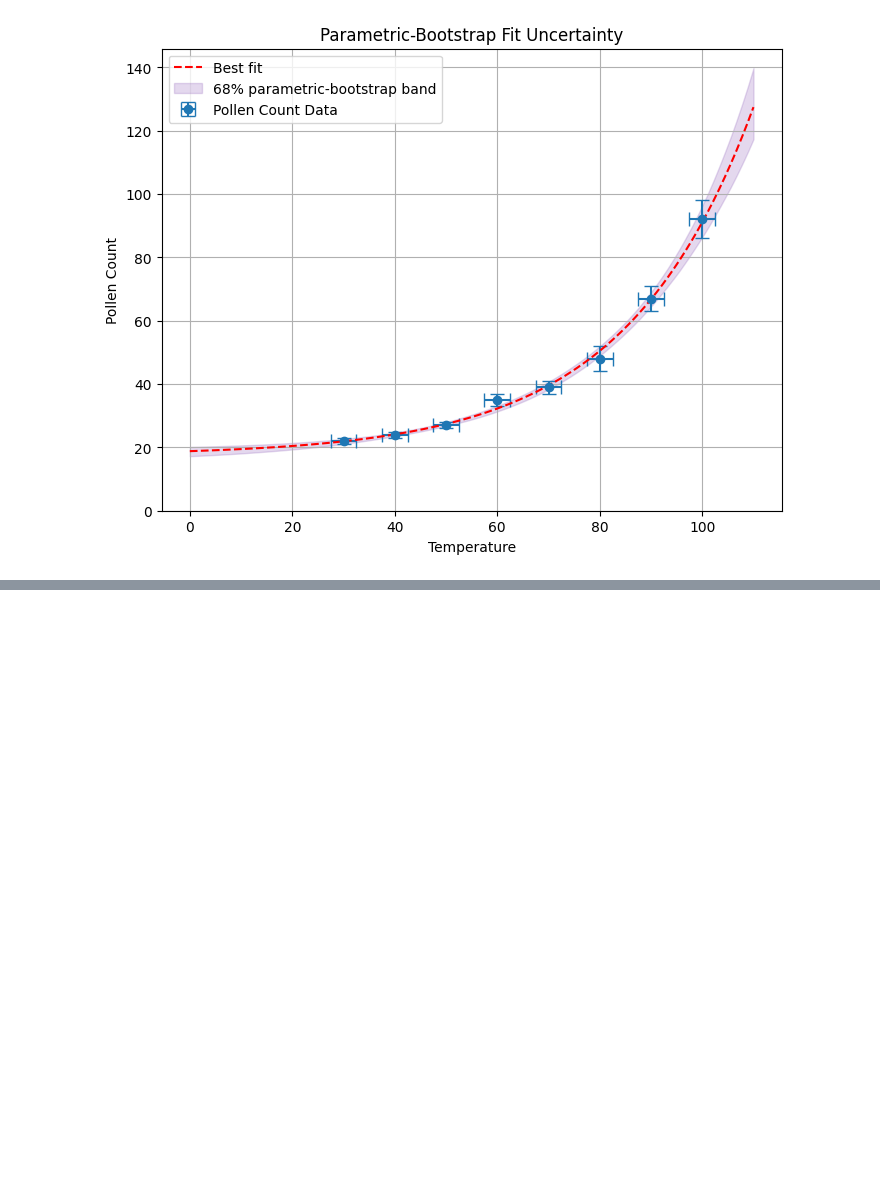
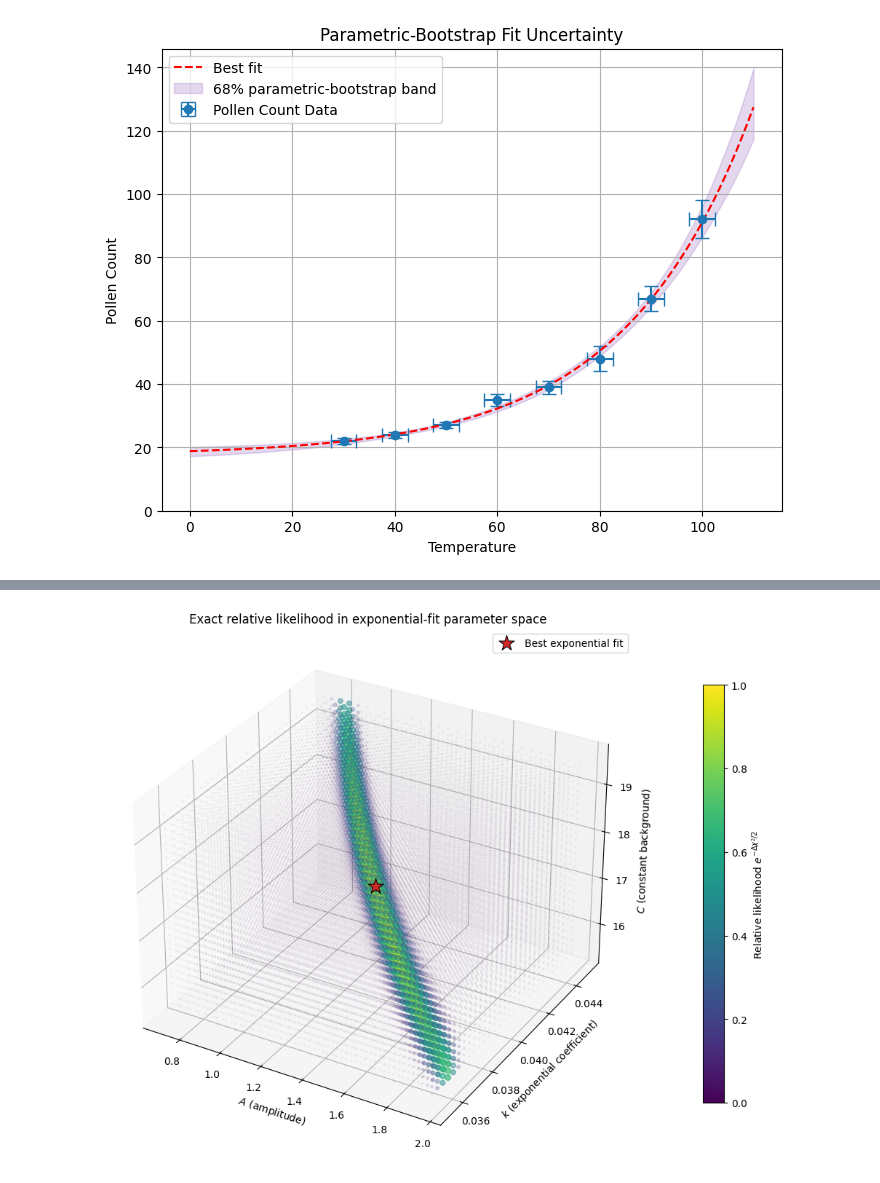
Before and after one commit to brash99/phys441, a Jupyter notebook: JupyterNotebooks/Week2/basic_data_plotting_exp.ipynb, the cells around one changed output, grey strips where cells are left out. Saved outputs shown, nothing was run; the diff lists cells and outputs as text; code cells hidden in the pictures; blank space fills up the shorter version.

```diff
--- a/JupyterNotebooks/Week2/basic_data_plotting_exp.ipynb
+++ b/JupyterNotebooks/Week2/basic_data_plotting_exp.ipynb
@@ -245,0 +264,98 @@ Successful bootstrap fits: 2000 / 2000
+# %%
+# Step 6: Map the exact exponential-model likelihood in (A, k, C) space.
+x_data_likelihood = np.asarray(xi)
+y_data_likelihood = np.asarray(yi)
+y_uncertainty_likelihood = np.asarray(dyi)
+
+# Perform an explicit exponential fit so this section remains valid even
+# if fitchoice was changed to the quadratic model above.
+exponential_best_parameters, exponential_covariance = curve_fit(
+    expfunction, x_data_likelihood, y_data_likelihood,
+    p0=[1.0, 0.01, 10.0], sigma=y_uncertainty_likelihood,
+    absolute_sigma=True, maxfev=10000
+)
+exponential_parameter_errors = np.sqrt(np.diag(exponential_covariance))
+amplitude, exponential_coefficient, background = exponential_best_parameters
+d_amplitude, d_exponential_coefficient, d_background = exponential_parameter_errors
+
+number_of_likelihood_grid_points = 29
+amplitude_values = np.linspace(
+    amplitude-d_amplitude, amplitude+d_amplitude,
+    number_of_likelihood_grid_points
+)
+coefficient_values = np.linspace(
+    exponential_coefficient-d_exponential_coefficient,
+    exponential_coefficient+d_exponential_coefficient,
+    number_of_likelihood_grid_points
+)
+background_values = np.linspace(
+    background-d_background, background+d_background,
+    number_of_likelihood_grid_points
+)
+amplitude_grid, coefficient_grid, background_grid = np.meshgrid(
+    amplitude_values, coefficient_values, background_values, indexing='ij'
+)
+
+exponential_grid_predictions = (
+    amplitude_grid[..., None]
+    * np.exp(coefficient_grid[..., None]*x_data_likelihood)
+    + background_grid[..., None]
+)
+exponential_chi2_grid = np.sum(
+    ((y_data_likelihood-exponential_grid_predictions)
+     / y_uncertainty_likelihood)**2, axis=-1
+)
+exponential_chi2_min = np.sum(
+    ((y_data_likelihood
+      - expfunction(x_data_likelihood, *exponential_best_parameters))
+     / y_uncertainty_likelihood)**2
+)
+exponential_delta_chi2 = np.maximum(
+    exponential_chi2_grid-exponential_chi2_min, 0.0
+)
+exponential_relative_likelihood = np.exp(-0.5*exponential_delta_chi2)
+
+flat_exponential_likelihood = exponential_relative_likelihood.ravel()
+exponential_point_colors = plt.colormaps['viridis'](
+    flat_exponential_likelihood
+)
+exponential_point_colors[:, 3] = 0.03+0.97*flat_exponential_likelihood
+exponential_point_sizes = 2.0+45.0*flat_exponential_likelihood
+
+fig_exponential_space = plt.figure(figsize=(10, 8))
+ax_exponential_space = fig_exponential_space.add_subplot(
+    111, projection='3d', computed_zorder=False
+)
+ax_exponential_space.scatter(
+    amplitude_grid.ravel(), coefficient_grid.ravel(), background_grid.ravel(),
+    c=exponential_point_colors, s=exponential_point_sizes,
+    depthshade=False, zorder=1
+)
+ax_exponential_space.scatter(
+    amplitude, exponential_coefficient, background, marker='*', s=250,
+    color='tab:red', edgecolor='black', linewidth=0.8,
+    label='Best exponential fit', zorder=10
+)
+
+exponential_color_scale = plt.cm.ScalarMappable(
+    norm=plt.Normalize(0.0, 1.0), cmap='viridis'
+)
+exponential_color_scale.set_array([])
+exponential_colorbar = fig_exponential_space.colorbar(
+    exponential_color_scale, ax=ax_exponential_space,
+    pad=0.10, shrink=0.75
+)
+exponential_colorbar.set_label(
+    r'Relative likelihood $e^{-\Delta\chi^2/2}$'
+)
+
+ax_exponential_space.set_xlabel(r'$A$ (amplitude)')
+ax_exponential_space.set_ylabel(r'$k$ (exponential coefficient)')
+ax_exponential_space.set_zlabel(r'$C$ (constant background)')
+ax_exponential_space.set_title(
+    'Exact relative likelihood in exponential-fit parameter space'
+)
+ax_exponential_space.legend()
+fig_exponential_space.tight_layout()
+# %% [output]
+[figure, added]
```
Also changed, not shown: parts of 1 cell of this notebook, 1 other file.
